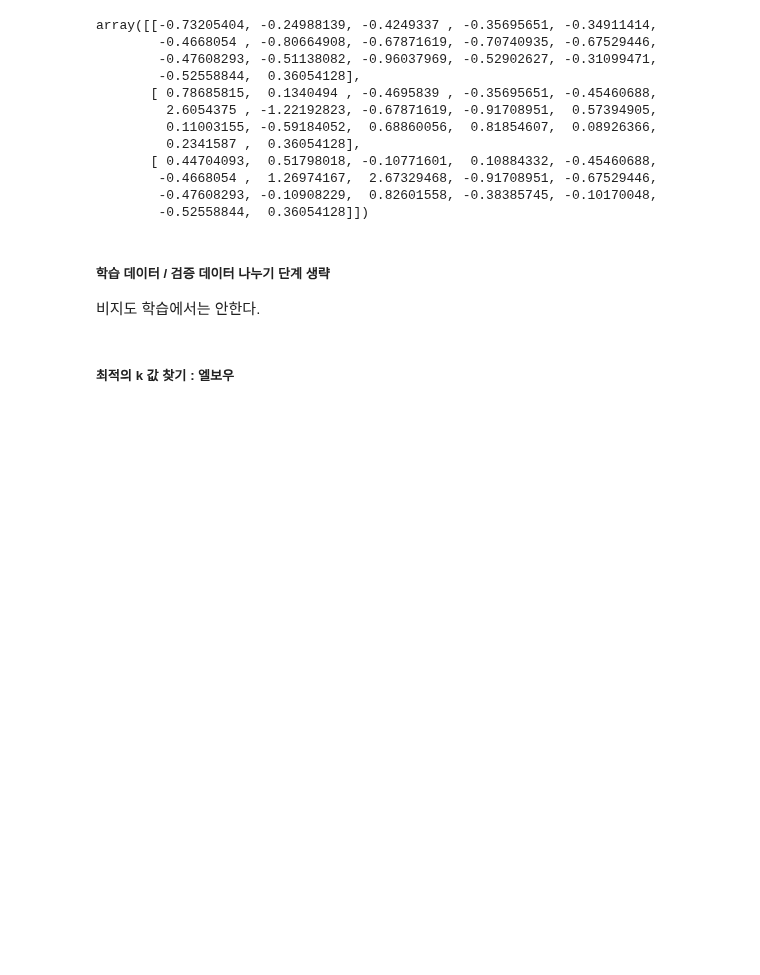
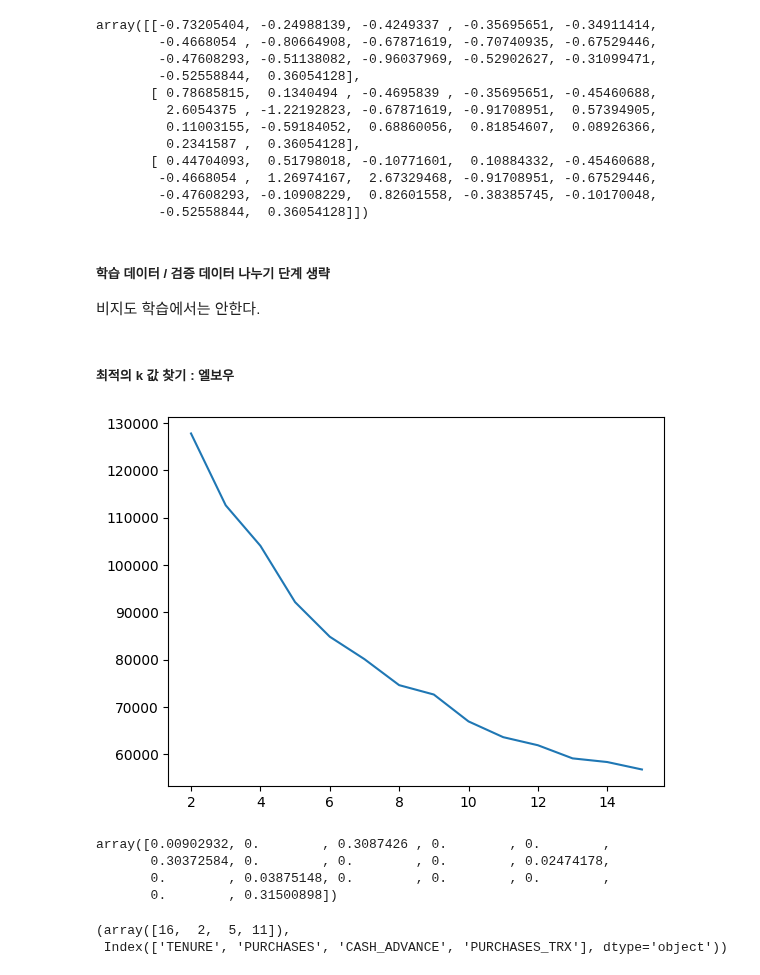
Before and after one commit to carookim/Python, a Jupyter notebook: pandas-data-analysis/part7/7.7_review3.ipynb, the cells around one changed output. Cells and saved outputs as stored; diff of their text form; code cells hidden in the pictures; blank space fills up the shorter version.

```diff
--- a/pandas-data-analysis/part7/7.7_review3.ipynb
+++ b/pandas-data-analysis/part7/7.7_review3.ipynb
@@ -162,12 +162,18 @@ array([[-0.73205404, -0.24988139, -0.4249337 , -0.35695651, -0.34911414,
 ##### 최적의 k 값 찾기 : 엘보우
 # %%
 from sklearn.cluster import KMeans
+import matplotlib.pyplot as plt
 from tqdm import tqdm # 진행 상황 표시 모듈
 k_lists = []
 for k in range(2,16): # ^ 여기서 왜 range(2,16)을 적용하는지 ^
                       # 최소 갯수 2개 에서 부터 시작, len(credit_df.columns)은 18개
-                      # 실험할 k값의 범위를 임의로 15까지로 지정 하는 이유 ^
+                      # 실험할 k값의 범위를 임의로 15까지로 지정
     knn = KMeans(n_clusters=k)
     knn.fit(df_scaled)
     k_lists.append(knn.inertia_)
+
+plt.plot(range(2,16), k_lists)
+plt.show()
+# %% [output]
+[figure, added]
 # %%
@@ -179 +188,19 @@ clusters = knn.fit_predict(df_scaled)
 credit_df['clusters'] = clusters
+# %%
+# 클러스터를 구분하는데 중요도 가 높은 컬럼 두개 찾기 : 결정트리 사용 ^
+from sklearn.tree import DecisionTreeClassifier
+tree = DecisionTreeClassifier(max_depth=3)
+tree.fit(credit_df.drop(columns=['clusters']),  credit_df.clusters) # ^
+tree.feature_importances_
+# %% [output]
+array([0.00902932, 0.        , 0.3087426 , 0.        , 0.        ,
+       0.30372584, 0.        , 0.        , 0.        , 0.02474178,
+       0.        , 0.03875148, 0.        , 0.        , 0.        ,
+       0.        , 0.31500898])
+# %%
+import numpy as np
+top4 = np.argsort(tree.feature_importances_)[::-1][:4]
+top4, credit_df.columns[top4]
+# %% [output]
+(array([16,  2,  5, 11]),
+ Index(['TENURE', 'PURCHASES', 'CASH_ADVANCE', 'PURCHASES_TRX'], dtype='object'))
```
Also changed, not shown: parts of 6 cells of this notebook, 1 other file.
